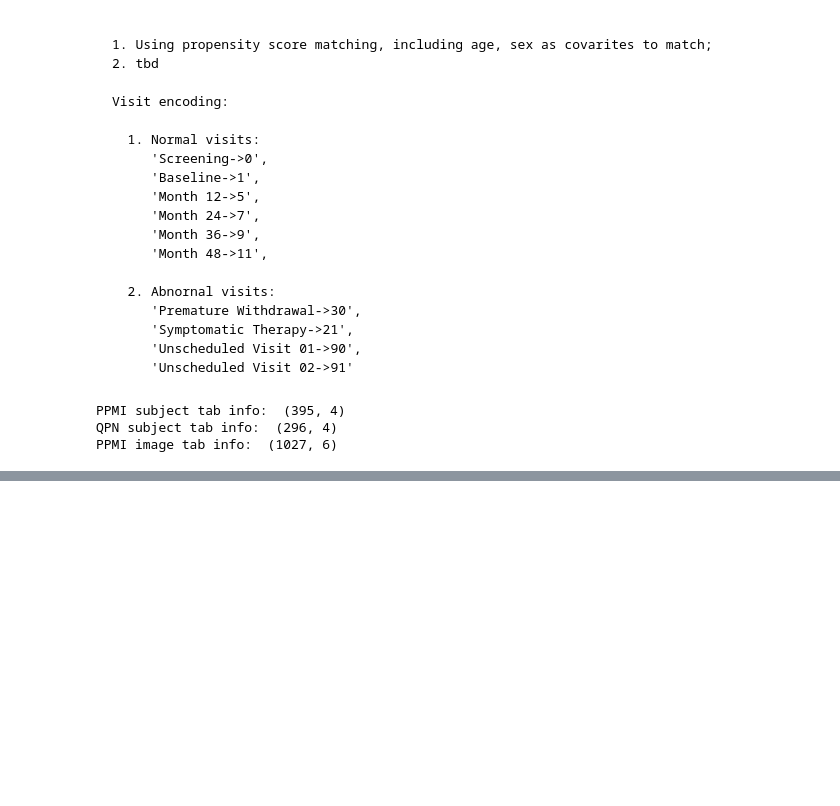
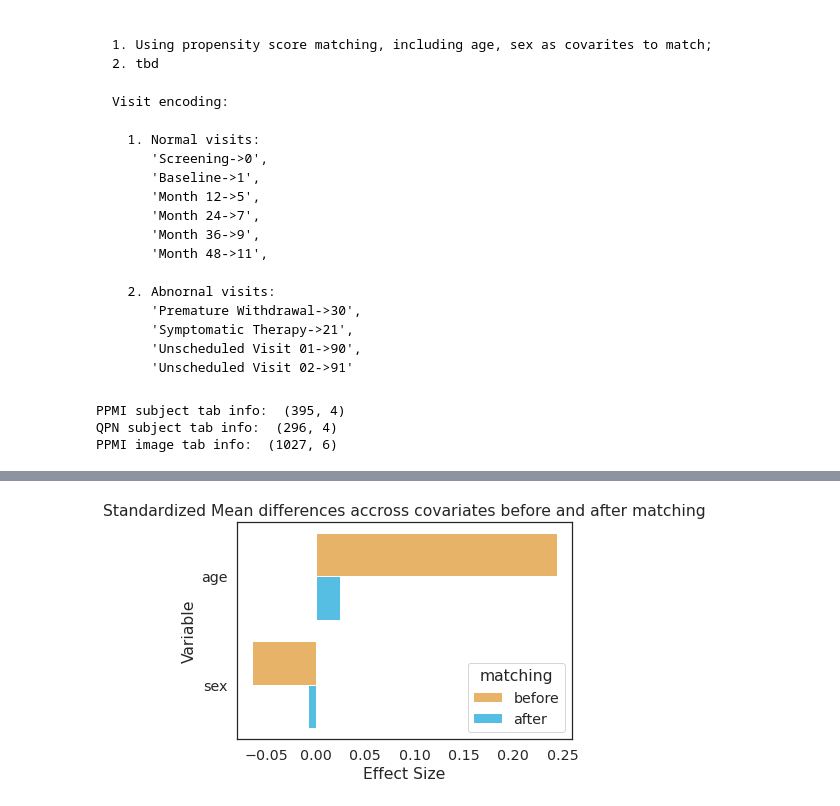
Before and after one commit to nipoppy/nipoppy, a Jupyter notebook: notebooks/1_cohort_matching_qpn.ipynb, the cells around one changed output, grey strips where cells are left out. Cells and saved outputs as stored; diff of their text form; code cells hidden in the pictures; blank space fills up the shorter version.

```diff
--- a/notebooks/1_cohort_matching_qpn.ipynb
+++ b/notebooks/1_cohort_matching_qpn.ipynb
@@ -181 +254,5 @@ sns.set(rc={'figure.figsize':(10,8)}, font_scale = 1.3)
+# %%
+psm.effect_size_plot(save=False)
+# %% [output]
+[figure, added]
 # %%
```
Also changed, not shown: parts of 12 cells of this notebook, 3 other files.
